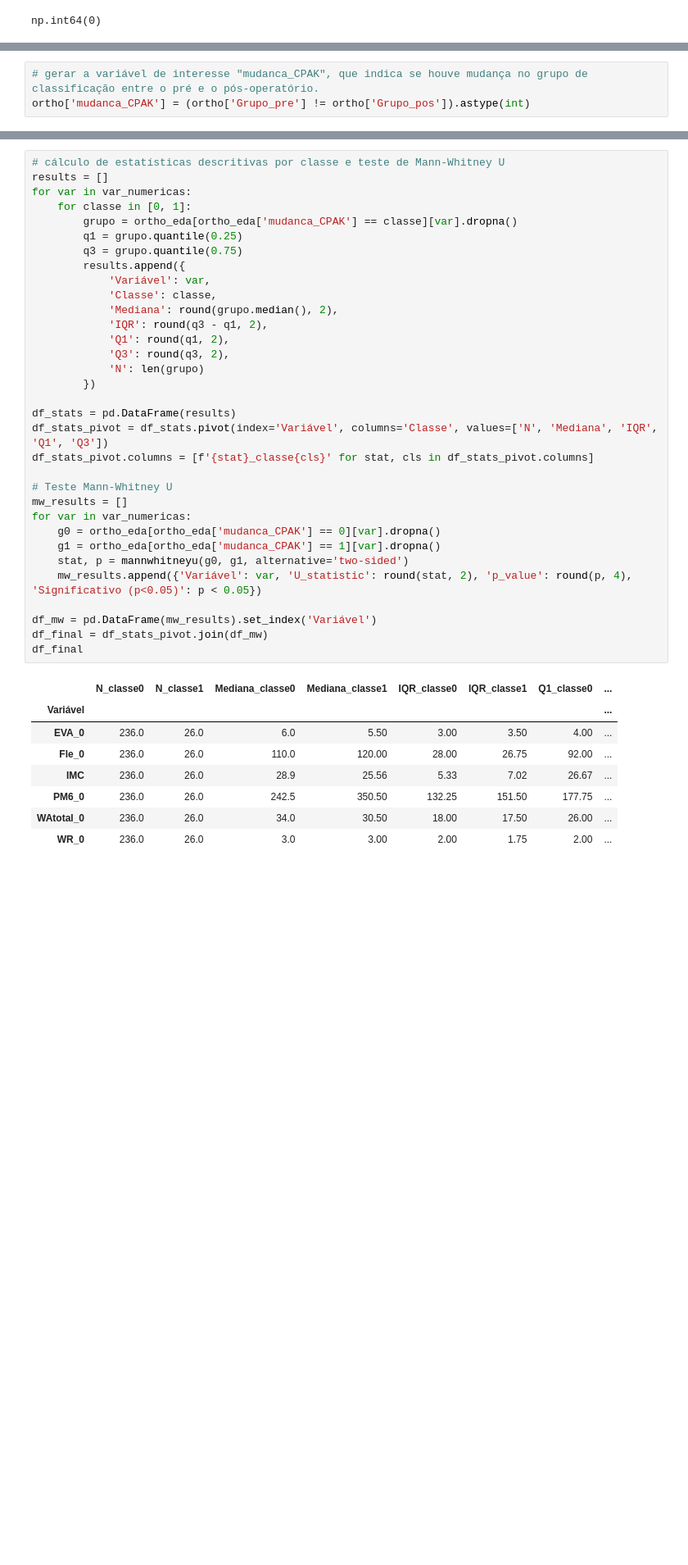
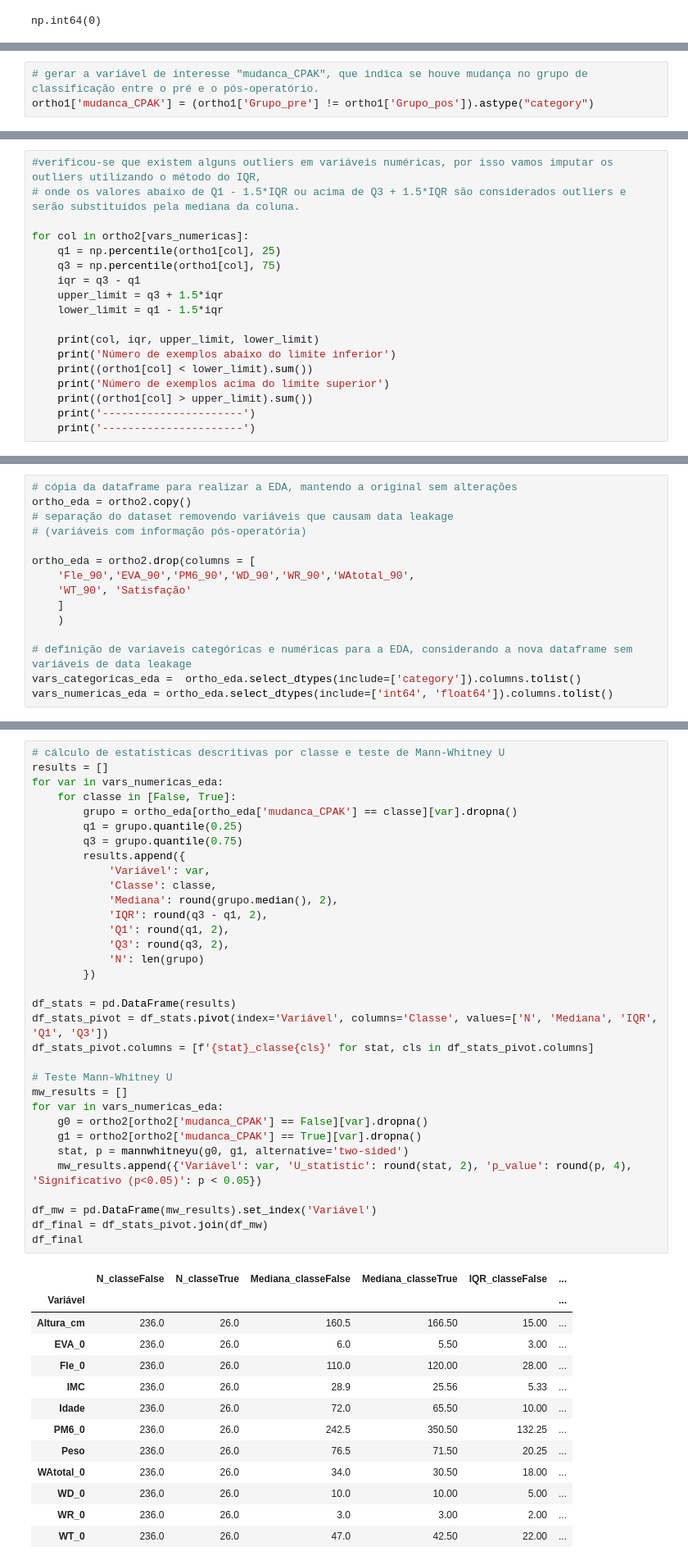
Before and after one commit to efigueira-hds/ML_Projeto_Final, a Jupyter notebook: EDA.ipynb, the cells around one changed output, grey strips where cells are left out. Shown at 82% size. Cells and saved outputs as stored; diff of their text form; blank space fills up the shorter version.

```diff
--- a/EDA.ipynb
+++ b/EDA.ipynb
@@ -128,5 +188,5 @@ ortho.replace({'Sexo': {1: 0, 2: 1}}, inplace = True)
 # %%
 # gerar a variável de interesse "mudanca_CPAK", que indica se houve mudança no grupo de classificação entre o pré e o pós-operatório.
-ortho['mudanca_CPAK'] = (ortho['Grupo_pre'] != ortho['Grupo_pos']).astype(int)
+ortho1['mudanca_CPAK'] = (ortho1['Grupo_pre'] != ortho1['Grupo_pos']).astype("category")
 # %%
 # verificar o número de linhas e de colunas após a limpeza dos dados
@@ -341,0 +431,18 @@ var_categoricas = list(ortho_eda[["Sexo","Grupo_pre","Grupo_pos"]].columns)
+# %%
+#verificou-se que existem alguns outliers em variáveis numéricas, por isso vamos imputar os outliers utilizando o método do IQR,
+# onde os valores abaixo de Q1 - 1.5*IQR ou acima de Q3 + 1.5*IQR são considerados outliers e serão substituídos pela mediana da coluna.
+
+for col in ortho2[vars_numericas]:
+    q1 = np.percentile(ortho1[col], 25)
+    q3 = np.percentile(ortho1[col], 75)
+    iqr = q3 - q1
+    upper_limit = q3 + 1.5*iqr
+    lower_limit = q1 - 1.5*iqr
+
+    print(col, iqr, upper_limit, lower_limit)
+    print('Número de exemplos abaixo do limite inferior')
+    print((ortho1[col] < lower_limit).sum())
+    print('Número de exemplos acima do limite superior')
+    print((ortho1[col] > upper_limit).sum())
+    print('----------------------')
+    print('----------------------')
@@ -344,2 +472,17 @@ var_categoricas = list(ortho_eda[["Sexo","Grupo_pre","Grupo_pos"]].columns)
 
 Para cada variável numérica, compara-se a **mediana** e o **IQR** entre as classes 0 (sem mudança) e 1 (com mudança), e aplica-se o **teste de Mann-Whitney U** para verificar se as diferenças observadas nos boxplots são estatisticamente significativas.
+# %%
+# cópia da dataframe para realizar a EDA, mantendo a original sem alterações
+ortho_eda = ortho2.copy()
+# separação do dataset removendo variáveis que causam data leakage
+# (variáveis com informação pós-operatória)
+
+ortho_eda = ortho2.drop(columns = [
+    'Fle_90','EVA_90','PM6_90','WD_90','WR_90','WAtotal_90',
+    'WT_90', 'Satisfação'
+    ]
+    )
+
+# definição de variaveis categóricas e numéricas para a EDA, considerando a nova dataframe sem variáveis de data leakage
+vars_categoricas_eda =  ortho_eda.select_dtypes(include=['category']).columns.tolist()
+vars_numericas_eda = ortho_eda.select_dtypes(include=['int64', 'float64']).columns.tolist()
@@ -346,44 +509,49 @@ Para cada variável numérica, compara-se a **mediana** e o **IQR** entre as cla
 # %%
 # cálculo de estatísticas descritivas por classe e teste de Mann-Whitney U
 results = []
-for var in var_numericas:
-    for classe in [0, 1]:
+for var in vars_numericas_eda:
+    for classe in [False, True]:
         grupo = ortho_eda[ortho_eda['mudanca_CPAK'] == classe][var].dropna()
         q1 = grupo.quantile(0.25)
         q3 = grupo.quantile(0.75)
         results.append({
             'Variável': var,
             'Classe': classe,
             'Mediana': round(grupo.median(), 2),
             'IQR': round(q3 - q1, 2),
             'Q1': round(q1, 2),
             'Q3': round(q3, 2),
             'N': len(grupo)
         })
 
 df_stats = pd.DataFrame(results)
 df_stats_pivot = df_stats.pivot(index='Variável', columns='Classe', values=['N', 'Mediana', 'IQR', 'Q1', 'Q3'])
 df_stats_pivot.columns = [f'{stat}_classe{cls}' for stat, cls in df_stats_pivot.columns]
 
 # Teste Mann-Whitney U
 mw_results = []
-for var in var_numericas:
-    g0 = ortho_eda[ortho_eda['mudanca_CPAK'] == 0][var].dropna()
-    g1 = ortho_eda[ortho_eda['mudanca_CPAK'] == 1][var].dropna()
+for var in vars_numericas_eda:
+    g0 = ortho2[ortho2['mudanca_CPAK'] == False][var].dropna()
+    g1 = ortho2[ortho2['mudanca_CPAK'] == True][var].dropna()
     stat, p = mannwhitneyu(g0, g1, alternative='two-sided')
     mw_results.append({'Variável': var, 'U_statistic': round(stat, 2), 'p_value': round(p, 4), 'Significativo (p<0.05)': p < 0.05})
 
 df_mw = pd.DataFrame(mw_results).set_index('Variável')
 df_final = df_stats_pivot.join(df_mw)
 df_final
 # %% [output]
-|  | N_classe0 | N_classe1 | Mediana_classe0 | Mediana_classe1 | IQR_classe0 | IQR_classe1 | Q1_classe0 | ... |
-| Variável |  |  |  |  |  |  |  | ... |
-| EVA_0 | 236.0 | 26.0 | 6.0 | 5.50 | 3.00 | 3.50 | 4.00 | ... |
-| Fle_0 | 236.0 | 26.0 | 110.0 | 120.00 | 28.00 | 26.75 | 92.00 | ... |
-| IMC | 236.0 | 26.0 | 28.9 | 25.56 | 5.33 | 7.02 | 26.67 | ... |
-| PM6_0 | 236.0 | 26.0 | 242.5 | 350.50 | 132.25 | 151.50 | 177.75 | ... |
-| WAtotal_0 | 236.0 | 26.0 | 34.0 | 30.50 | 18.00 | 17.50 | 26.00 | ... |
-| WR_0 | 236.0 | 26.0 | 3.0 | 3.00 | 2.00 | 1.75 | 2.00 | ... |
+|  | N_classeFalse | N_classeTrue | Mediana_classeFalse | Mediana_classeTrue | IQR_classeFalse | ... |
+| Variável |  |  |  |  |  | ... |
+| Altura_cm | 236.0 | 26.0 | 160.5 | 166.50 | 15.00 | ... |
+| EVA_0 | 236.0 | 26.0 | 6.0 | 5.50 | 3.00 | ... |
+| Fle_0 | 236.0 | 26.0 | 110.0 | 120.00 | 28.00 | ... |
+| IMC | 236.0 | 26.0 | 28.9 | 25.56 | 5.33 | ... |
+| Idade | 236.0 | 26.0 | 72.0 | 65.50 | 10.00 | ... |
+| PM6_0 | 236.0 | 26.0 | 242.5 | 350.50 | 132.25 | ... |
+| Peso | 236.0 | 26.0 | 76.5 | 71.50 | 20.25 | ... |
+| WAtotal_0 | 236.0 | 26.0 | 34.0 | 30.50 | 18.00 | ... |
+| WD_0 | 236.0 | 26.0 | 10.0 | 10.00 | 5.00 | ... |
+| WR_0 | 236.0 | 26.0 | 3.0 | 3.00 | 2.00 | ... |
+| WT_0 | 236.0 | 26.0 | 47.0 | 42.50 | 22.00 | ... |
 # %%
 # Boxplots com anotação da mediana por classe
```
Also changed, not shown: parts of 48 cells of this notebook, 1 other file.
